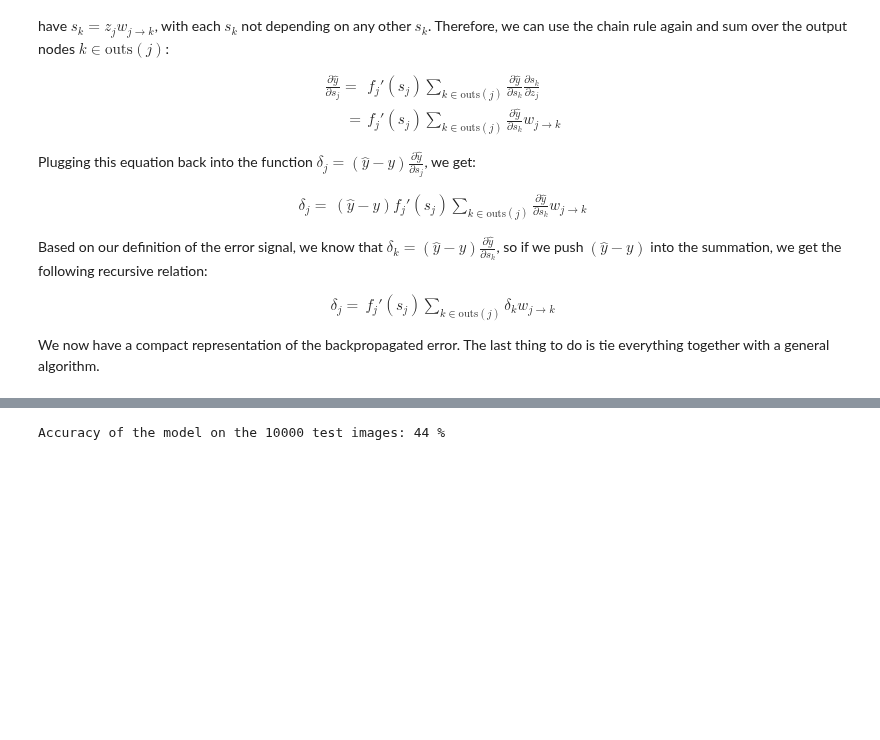
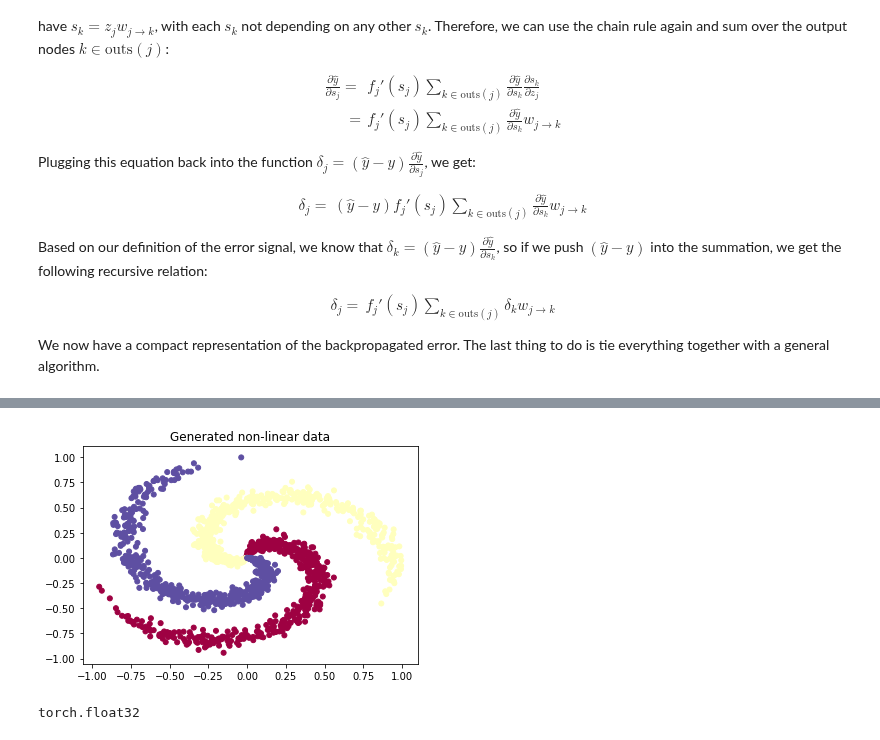
Before and after one commit to rashed091/NeuralNetwork, a Jupyter notebook: Lecture06 - Perceptron.ipynb, the cells around one changed output, grey strips where cells are left out. Cells and saved outputs as stored; diff of their text form; code cells hidden in the pictures; blank space fills up the shorter version.

```diff
--- a/Lecture06 - Perceptron.ipynb
+++ b/Lecture06 - Perceptron.ipynb
@@ -263,26 +270,3 @@ The last thing to consider is the case where we use a minibatch of instances to
 1. Feed the training instances forward through the network, and record each $s_j^{(y_i)}$ and $z_{j}^{(y_i)}$.
 2. Calculate the error signal $\delta_j^{(y_i)}$ for all units $j$ and each training example $y_{i}$. If $j$ is an output node, then $\delta_j^{(y_i)} = f'_j(s_j^{(y_i)})(\hat{y}_i - y_i)$. If $j$ is not an output node, then $\delta_j^{(y_i)} = f'_j(s_j^{(y_i)})\sum_{k\in\text{outs}(j)}\delta_k^{(y_i)} w_{j\rightarrow k}$.
 3. Update the weights with the rule $\Delta w_{i\rightarrow j} =-\frac{\eta}{N} \sum_{y_i} \delta_j^{(y_i)}z_i^{(y_i)}$.
-# %%
-import torch.nn.functional as F
-import torchvision
-import torchvision.transforms as transforms
-
-
-# Hyper-parameters
-input_size = 784
-hidden_size = 500
-num_classes = 10
-num_epochs = 5
-batch_size = 100
-learning_rate = 0.001
-
-# MNIST dataset (images and labels)
-train_dataset = torchvision.datasets.MNIST(root='data', train=True, transform=transforms.ToTensor(), download=True)
-
-test_dataset = torchvision.datasets.MNIST(root='data', train=False, transform=transforms.ToTensor())
-
-# Data loader (input pipeline)
-train_loader = torch.utils.data.DataLoader(dataset=train_dataset, batch_size=batch_size, shuffle=True)
-
-test_loader = torch.utils.data.DataLoader(dataset=test_dataset, batch_size=batch_size, shuffle=False)
@@ -344,16 +273,17 @@ Epoch [5/5], Step [600/600], Loss: 2.1872
-# %%
-# Test the model
-# In test phase, we don't need to compute gradients (for memory efficiency)
-with torch.no_grad():
-    correct = 0
-    total = 0
-    for images, labels in test_loader:
-        images = images.reshape(-1, 28*28)
-        outputs = model(images)
-        _, predicted = torch.max(outputs.data, 1)
-        total += labels.size(0)
-        correct += (predicted == labels).sum()
-
-    print('Accuracy of the model on the 10000 test images: {} %'.format(100 * correct / total))
-# %% [output]
-Accuracy of the model on the 10000 test images: 44 %
+# %%
+# Arguments
+args = Namespace(
+    seed=1234,
+    num_samples_per_class=500,
+    dimensions=2,
+    num_classes=3,
+    test_size=0.25,
+    train_size=0.75,
+    num_hidden_units=100,
+    learning_rate=1e-0,
+    regularization=1e-3,
+    num_epochs=200,
+)
+
+# Set seed for reproducability
+np.random.seed(args.seed)
@@ -359,0 +357,12 @@ Accuracy of the model on the 10000 test images: 44 %
+# %%
+# Visualize data
+plt.title("Generated non-linear data")
+plt.scatter(X[:, 0], X[:, 1], c=y, s=25, cmap=plt.cm.Spectral)
+plt.show()
+# %% [output]
+[figure, added]
+# %%
+torch.set_default_tensor_type(torch.FloatTensor)
+torch.get_default_dtype()
+# %% [output]
+torch.float32
```
Also changed, not shown: parts of 14 cells of this notebook, 17 other files.
